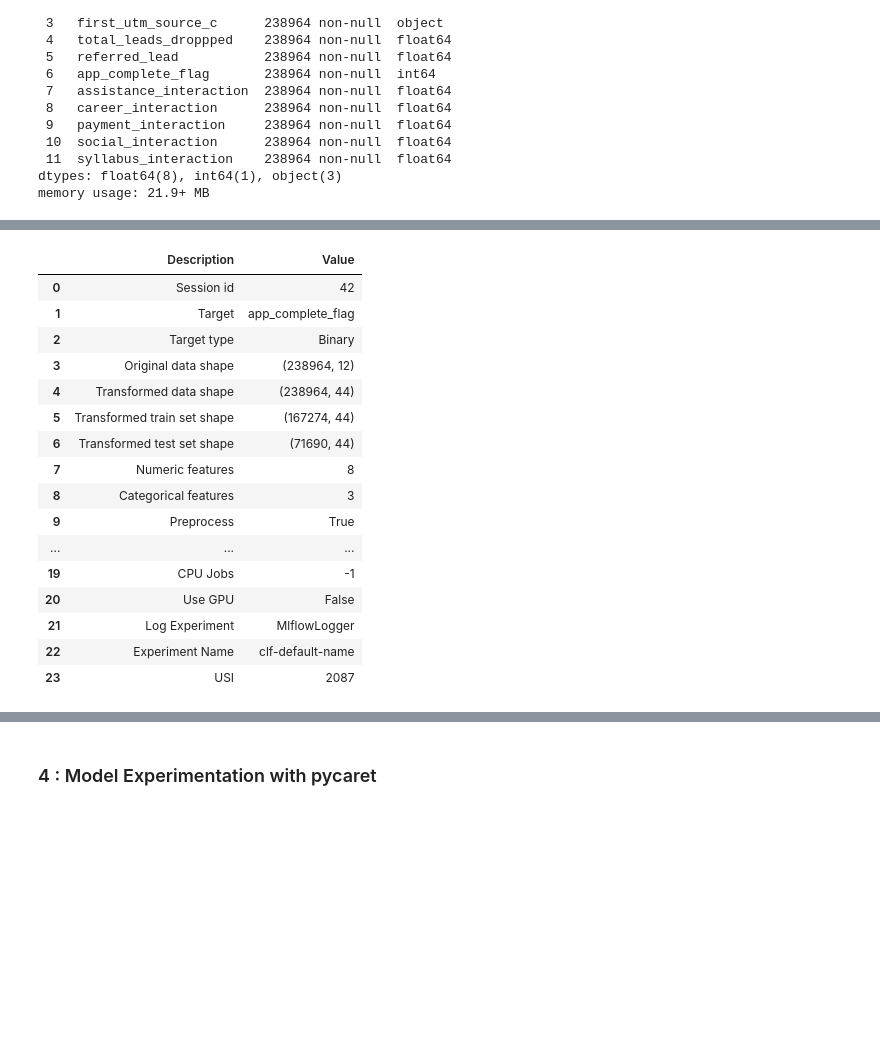
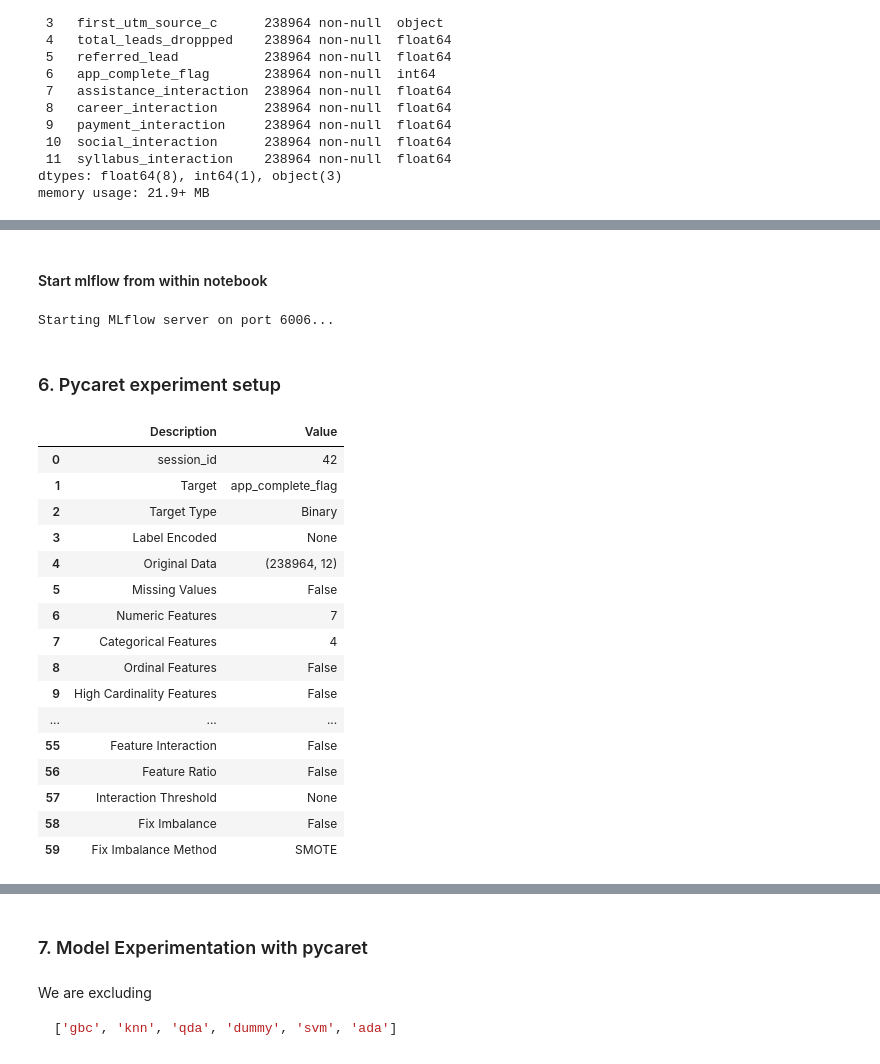
Before and after one commit to mohiteamit/MLops-lead-scoring-system, a Jupyter notebook: notebooks/02.model_experimentation.ipynb, the cells around one changed output, grey strips where cells are left out. Drawn from its saved outputs; the diff is of its cells as text; code cells hidden in the pictures; blank space fills up the shorter version.

Commit message:
model experiment notebook final

````diff
--- a/notebooks/02.model_experimentation.ipynb
+++ b/notebooks/02.model_experimentation.ipynb
@@ -119,43 +124,72 @@ mlflow ui --port=5001 --host=0.0.0.0
+# %% [markdown]
+#### Start mlflow from within notebook
+# %%
+import subprocess
+import socket
+import os
+
+def is_port_in_use(port):
+    """Check if a port is already being used."""
+    with socket.socket(socket.AF_INET, socket.SOCK_STREAM) as s:
+        return s.connect_ex(('0.0.0.0', port)) == 0 or s.connect_ex(('127.0.0.1', port)) == 0
+
+mlflow_port = 6006
+
+if not is_port_in_use(mlflow_port):
+    print(f"Starting MLflow server on port {mlflow_port}...")
+    subprocess.Popen([
+        "mlflow", "server",
+        "--backend-store-uri", "sqlite:////home/mlflow/lead_scoring.db",
+        "--default-artifact-root", "/home/mlruns",
+        "--port", str(mlflow_port),
+        "--host", "0.0.0.0"
+    ])
+else:
+    print(f"MLflow is already running on port {mlflow_port}")
+# %% [output]
+Starting MLflow server on port 6006...
 # %%
 import mlflow
 mlflow.set_tracking_uri("http://0.0.0.0:6006")
+# %% [markdown]
+### 6. Pycaret experiment setup
 # %%
 from pycaret.classification import setup, compare_models, create_model, tune_model
 
-# Setup with PyCaret 3.3.2
 exp = setup(
     data=data,
     target='app_complete_flag',
     fold_shuffle=True,
     session_id=42,
     normalize=False,
     transformation=False,
     remove_multicollinearity=True,
     multicollinearity_threshold = 0.95,
-    n_jobs=-1,
+    n_jobs=4,
     use_gpu=False,
     log_experiment=True,
     log_plots=True,
     log_data=True,
     verbose=True,
     log_profile=False,
-    # experiment_name='Lead_Scoring_Model_Experimentation'
+    silent=True,
+    experiment_name='Lead_Scoring_Model_Experimentation'
 )
 # %% [output]
 |  | Description | Value |
-| 0 | Session id | 42 |
+| 0 | session_id | 42 |
 | 1 | Target | app_complete_flag |
-| 2 | Target type | Binary |
-| 3 | Original data shape | (238964, 12) |
-| 4 | Transformed data shape | (238964, 44) |
-| 5 | Transformed train set shape | (167274, 44) |
-| 6 | Transformed test set shape | (71690, 44) |
-| 7 | Numeric features | 8 |
-| 8 | Categorical features | 3 |
-| 9 | Preprocess | True |
+| 2 | Target Type | Binary |
+| 3 | Label Encoded | None |
+| 4 | Original Data | (238964, 12) |
+| 5 | Missing Values | False |
+| 6 | Numeric Features | 7 |
+| 7 | Categorical Features | 4 |
+| 8 | Ordinal Features | False |
+| 9 | High Cardinality Features | False |
 | ... | ... | ... |
-| 19 | CPU Jobs | -1 |
-| 20 | Use GPU | False |
-| 21 | Log Experiment | MlflowLogger |
-| 22 | Experiment Name | clf-default-name |
-| 23 | USI | 2087 |
+| 55 | Feature Interaction | False |
+| 56 | Feature Ratio | False |
+| 57 | Interaction Threshold | None |
+| 58 | Fix Imbalance | False |
+| 59 | Fix Imbalance Method | SMOTE |
@@ -162,3 +197,9 @@ exp = setup(
 # %% [markdown]
-### 4 : Model Experimentation with pycaret
+### 7. Model Experimentation with pycaret
+# %% [markdown]
+We are excluding
+
+```python
+['gbc', 'knn', 'qda', 'dummy', 'svm', 'ada']
+```
 # %%
````
Also changed, not shown: parts of 46 cells of this notebook, 1 other file.
